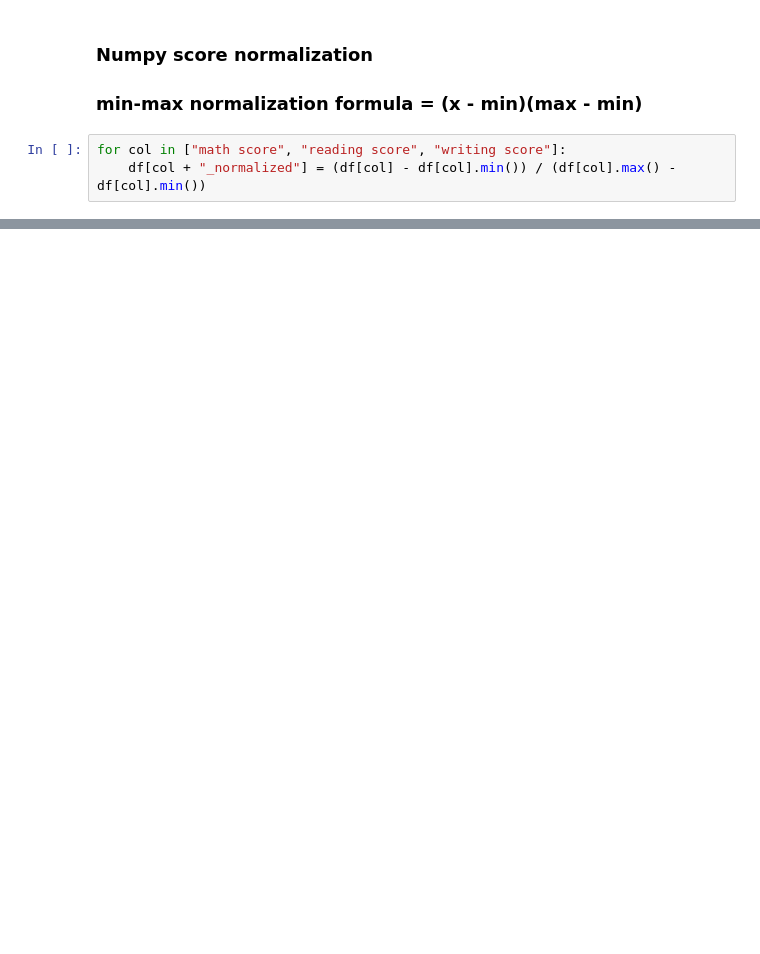
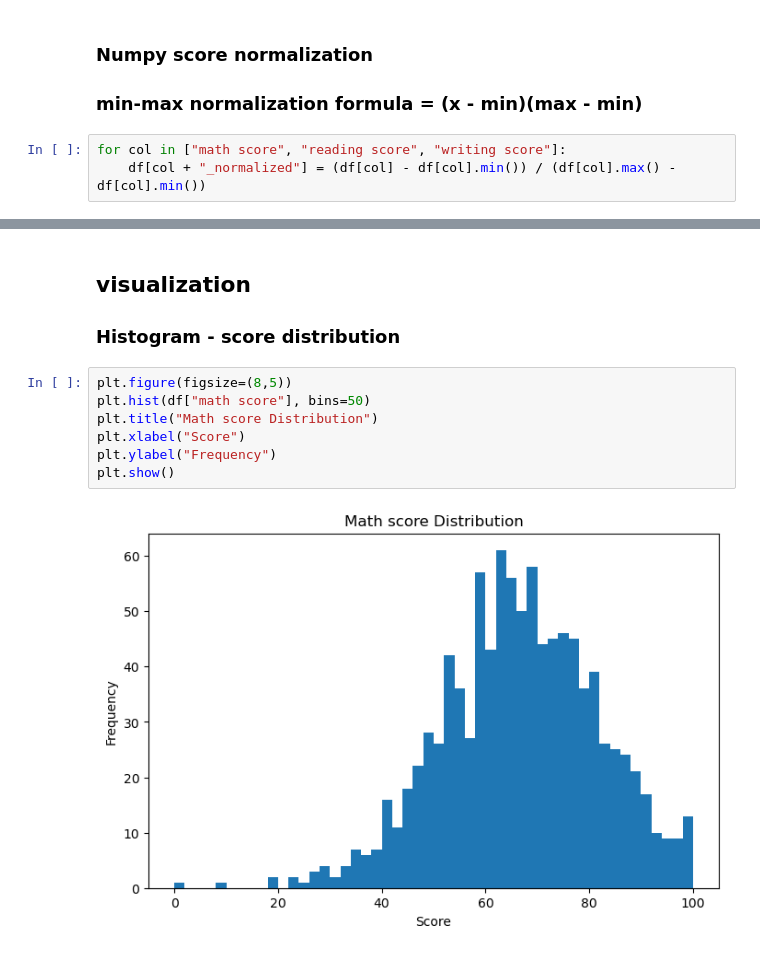
Before and after one commit to mukeshlilawat1/DataScience-Playground, a Jupyter notebook: Student Performance Analysis System/student_analysis.ipynb, the cells around one changed output, grey strips where cells are left out. Drawn from its saved outputs; the diff is of its cells as text; blank space fills up the shorter version.

Commit message:
Add visualization storytelling and correlation analysis

```diff
--- a/Student Performance Analysis System/student_analysis.ipynb
+++ b/Student Performance Analysis System/student_analysis.ipynb
@@ -111,3 +124,16 @@ df.head()
 | 2 | female | group B | master's degree | standard | none | 90 | ... |
 | 3 | male | group A | associate's degree | free/reduced | none | 47 | ... |
 | 4 | male | group C | some college | standard | none | 76 | ... |
+# %% [markdown]
+## visualization
+
+### Histogram - score distribution
+# %%
+plt.figure(figsize=(8,5))
+plt.hist(df["math score"], bins=50)
+plt.title("Math score Distribution")
+plt.xlabel("Score")
+plt.ylabel("Frequency")
+plt.show()
+# %% [output]
+[figure, added]
```
Also changed, not shown: parts of 6 cells of this notebook, 2 other files.
